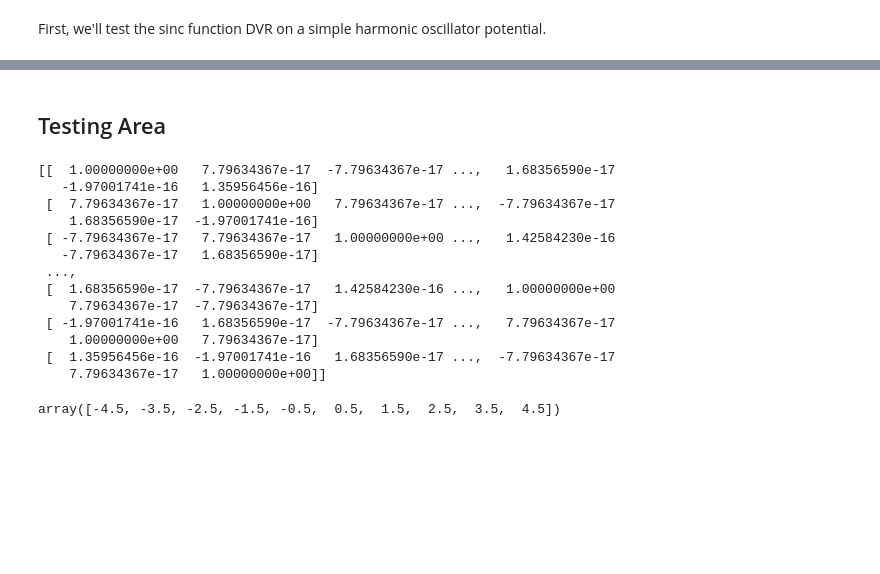
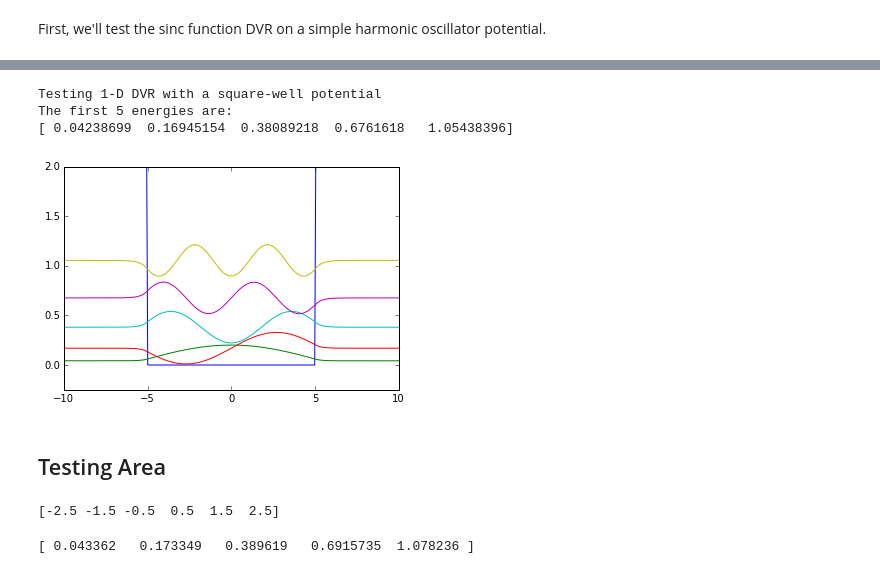
Before and after one commit to richford/dvr_py, a Jupyter notebook: dvr_1d_demo.ipynb, the cells around one changed output, grey strips where cells are left out. Saved outputs shown, nothing was run; the diff lists cells and outputs as text; code cells hidden in the pictures; blank space fills up the shorter version.

```diff
--- a/dvr_1d_demo.ipynb
+++ b/dvr_1d_demo.ipynb
@@ -43,2 +55,10 @@ print np.pi**2. / (2. * LL**2.) * np.square(np.arange(1,6))
+# %%
+d = dvr_1d.HermiteDVR(npts=268)
+d.square_well_test()
+# %% [output]
+Testing 1-D DVR with a square-well potential
+The first 5 energies are:
+[ 0.04238699  0.16945154  0.38089218  0.6761618   1.05438396]
+[figure, added]
 # %% [markdown]
 ## Testing Area
@@ -47,22 +65,10 @@ import scipy.sparse.linalg as sla
-# %%
-d = dvr_1d.SincDVR1D(40, 10)
-print (d.f().dot(d.f().transpose())) * d.a
-# %% [output]
-[[  1.00000000e+00   7.79634367e-17  -7.79634367e-17 ...,   1.68356590e-17
-   -1.97001741e-16   1.35956456e-16]
- [  7.79634367e-17   1.00000000e+00   7.79634367e-17 ...,  -7.79634367e-17
-    1.68356590e-17  -1.97001741e-16]
- [ -7.79634367e-17   7.79634367e-17   1.00000000e+00 ...,   1.42584230e-16
-   -7.79634367e-17   1.68356590e-17]
- ...,
- [  1.68356590e-17  -7.79634367e-17   1.42584230e-16 ...,   1.00000000e+00
-    7.79634367e-17  -7.79634367e-17]
- [ -1.97001741e-16   1.68356590e-17  -7.79634367e-17 ...,   7.79634367e-17
-    1.00000000e+00   7.79634367e-17]
- [  1.35956456e-16  -1.97001741e-16   1.68356590e-17 ...,  -7.79634367e-17
-    7.79634367e-17   1.00000000e+00]]
 # %%
-npts = 10
-np.arange(-.5*(npts-1), .5*(npts))
+npts = 6
+print np.arange(-0.5*(npts-1), 0.5*npts)
 # %% [output]
-array([-4.5, -3.5, -2.5, -1.5, -0.5,  0.5,  1.5,  2.5,  3.5,  4.5])
+[-2.5 -1.5 -0.5  0.5  1.5  2.5]
+# %%
+e_exact = 9./2. * np.array([0.009636, 0.038522, 0.086582, 0.153683, 0.239608])
+print e_exact
+# %% [output]
+[ 0.043362   0.173349   0.389619   0.6915735  1.078236 ]
```
Also changed, not shown: parts of 13 cells of this notebook, 1 other file.
